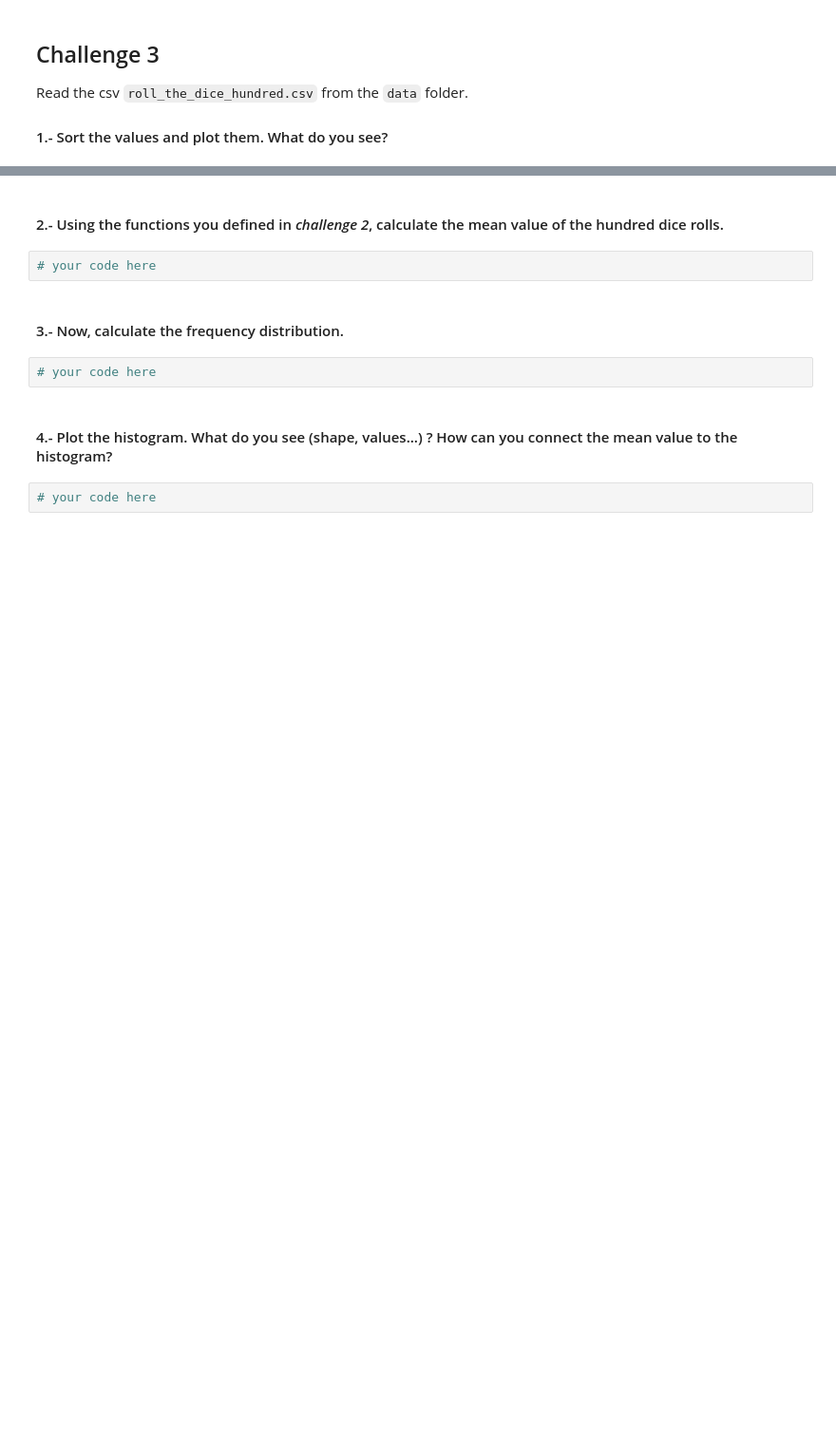
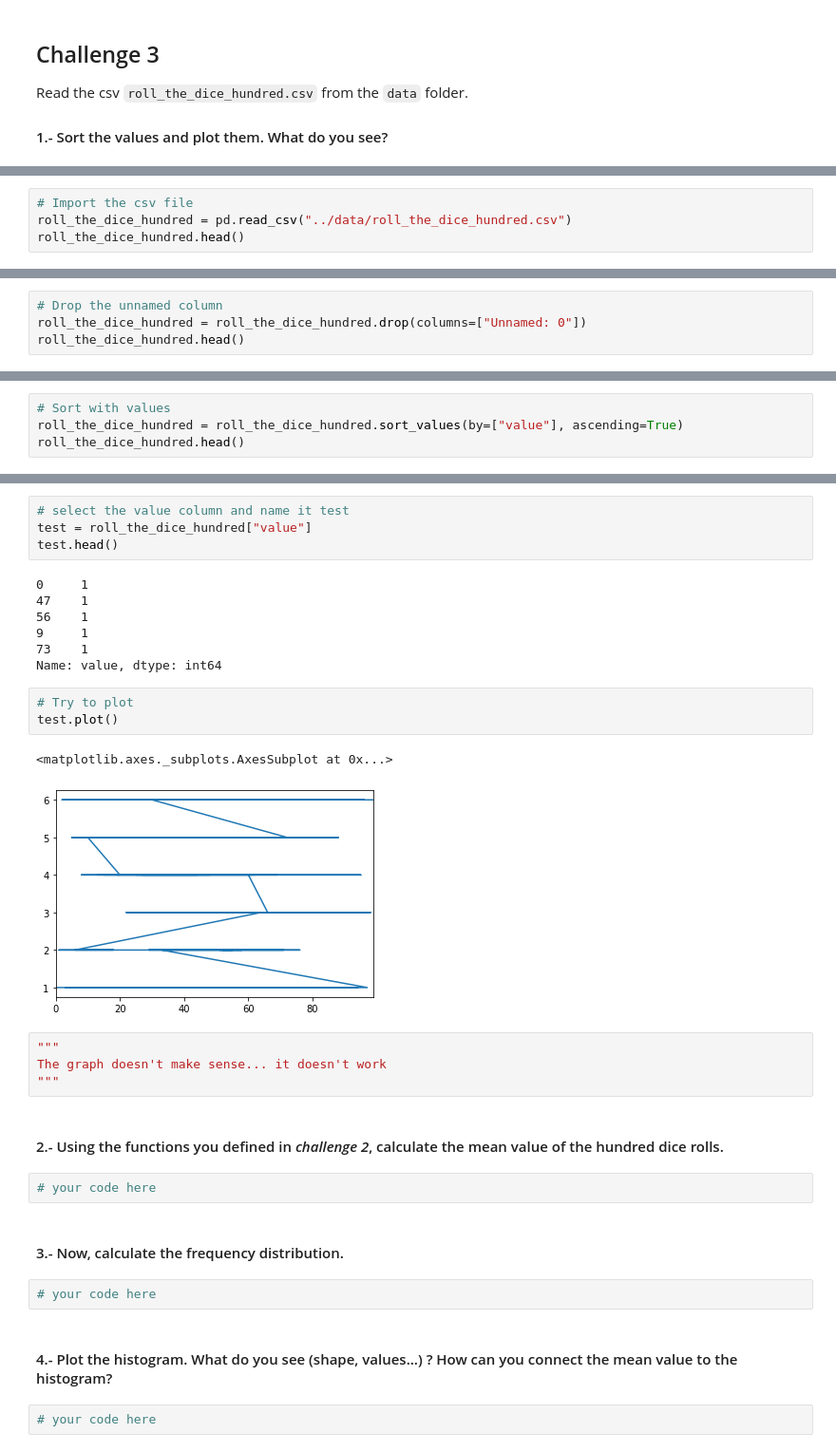
Before and after one commit to ta-data-bcn/descriptive-stats, a Jupyter notebook: your-code/main.ipynb, the cells around one changed output, grey strips where cells are left out. Shown: that part at 95% size. Cells and saved outputs as stored; diff of their text form; blank space fills up the shorter version.

```diff
--- a/your-code/main.ipynb
+++ b/your-code/main.ipynb
@@ -130,0 +140,4 @@ your comments here
+# %%
+# Import the csv file
+roll_the_dice_hundred = pd.read_csv("../data/roll_the_dice_hundred.csv")
+roll_the_dice_hundred.head()
@@ -130,0 +151,4 @@ your comments here
+# %%
+# Drop the unnamed column
+roll_the_dice_hundred = roll_the_dice_hundred.drop(columns=["Unnamed: 0"])
+roll_the_dice_hundred.head()
@@ -130,0 +162,4 @@ your comments here
+# %%
+# Sort with values
+roll_the_dice_hundred = roll_the_dice_hundred.sort_values(by=["value"], ascending=True)
+roll_the_dice_hundred.head()
@@ -131,3 +173,24 @@ your comments here
+# %%
+# select the value column and name it test
+test = roll_the_dice_hundred["value"]
+test.head()
+# %% [output]
+0     1
+47    1
+56    1
+9     1
+73    1
+Name: value, dtype: int64
+# %%
+# Try to plot
+test.plot()
+# %% [output]
+<matplotlib.axes._subplots.AxesSubplot at 0x...>
+[figure, added]
+# %%
+"""
+The graph doesn't make sense... it doesn't work
+"""
 # %% [markdown]
 #### 2.- Using the functions you defined in *challenge 2*, calculate the mean value of the hundred dice rolls.
 # %%
```
Also changed, not shown: parts of 10 cells of this notebook.
